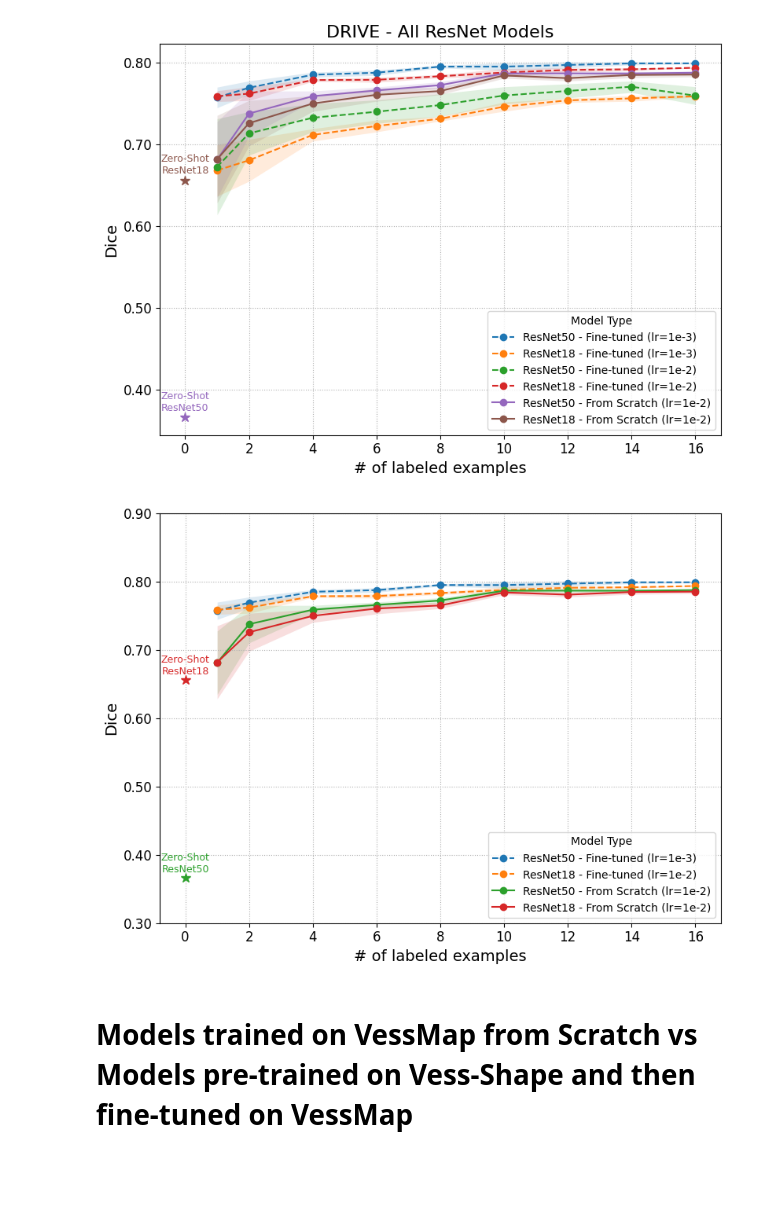
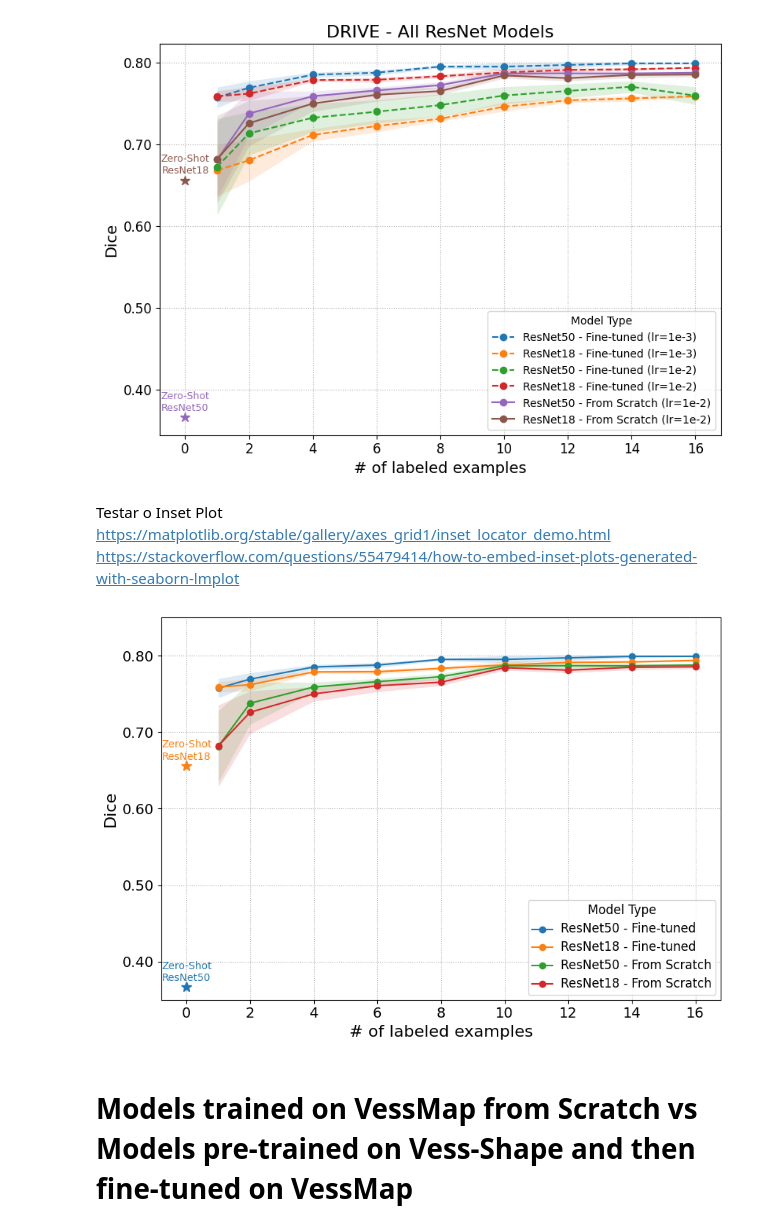
Before and after one commit to galvaowesley/vess-shape-experiments, a Jupyter notebook: 04_evaluation/models_evalation.ipynb, the cells around one changed output. Saved outputs shown, nothing was run; the diff lists cells and outputs as text; code cells hidden in the pictures; blank space fills up the shorter version.

```diff
--- a/04_evaluation/models_evalation.ipynb
+++ b/04_evaluation/models_evalation.ipynb
@@ -204,12 +205,12 @@ drive_rnet18_zeroshot = drive_zeroshot.loc[drive_zeroshot['model_class']=='resne
 drive_rnet50_zeroshot = drive_zeroshot.loc[drive_zeroshot['model_class']=='resnet50_unet'].copy()
 
 
-drive_rnet50_ft_lr_1e3['model_type'] = 'ResNet50 - Fine-tuned (lr=1e-3)'
-drive_rnet18_ft_lr_1e3['model_type'] = 'ResNet18 - Fine-tuned (lr=1e-3)'
-drive_rnet50_ft_lr_1e2['model_type'] = 'ResNet50 - Fine-tuned (lr=1e-2)'
-drive_rnet18_ft_lr_1e2['model_type'] = 'ResNet18 - Fine-tuned (lr=1e-2)'
-drive_rnet50_scratch['model_type'] = 'ResNet50 - From Scratch (lr=1e-2)'
-drive_rnet18_scratch['model_type'] = 'ResNet18 - From Scratch (lr=1e-2)'
+drive_rnet50_ft_lr_1e3['model_type'] = 'ResNet50 - Fine-tuned'
+drive_rnet18_ft_lr_1e3['model_type'] = 'ResNet18 - Fine-tuned'
+drive_rnet50_ft_lr_1e2['model_type'] = 'ResNet50 - Fine-tuned'
+drive_rnet18_ft_lr_1e2['model_type'] = 'ResNet18 - Fine-tuned'
+drive_rnet50_scratch['model_type'] = 'ResNet50 - From Scratch'
+drive_rnet18_scratch['model_type'] = 'ResNet18 - From Scratch'
 drive_rnet50_zeroshot['model_type'] = 'Zero-Shot ResNet50'
 drive_rnet18_zeroshot['model_type'] = 'Zero-Shot ResNet18'
 
@@ -258,40 +261,45 @@ plot_mean_dice_score(
 )
 # %% [output]
 [figure]
+# %% [markdown]
+Testar o Inset Plot
+https://matplotlib.org/stable/gallery/axes_grid1/inset_locator_demo.html
+https://stackoverflow.com/questions/55479414/how-to-embed-inset-plots-generated-with-seaborn-lmplot
 # %%
 custom_styles = {
     'ResNet50 - Fine-tuned (lr=1e-3)': '--',
     'ResNet18 - Fine-tuned (lr=1e-2)': '--',
     'ResNet50 - From Scratch': '-',
     'ResNet18 - From Scratch': '-'
 }
 plot_mean_dice_score(
     best_results_drive,
     dataset_name='Drive',
     hue='model_type',
     x_data='num_samples',
     y_data='Dice',
     line_styles=custom_styles,
     annotate_zero_shot=True,
     title='',
     legend_title='Model Type',
     save_path='drive_resnet_results.svg',
     font_sizes={
         'title': 16,
-        'xlabel': 14,
-        'ylabel': 14,
-        'xaxis': 12,
-        'yaxis': 12,
-        'legend': 10,
-        'zero_shot_annotation': 9,
-        'zero_shot_marker': 9
+        'xlabel': 16,
+        'ylabel': 16,
+        'xaxis': 14,
+        'yaxis': 14,
+        'legend': 12,
+        'zero_shot_annotation': 10,
+        'zero_shot_marker': 10
     },
-    figsize=(8, 6),
-    y_limits=(0.30, 0.90),  # opcional
-    legend_loc='lower right'
+    figsize=(8.5, 6),
+    y_limits=(0.35, 0.85),  # opcional
+    legend_loc='lower right',
+    share_zero_shot_color_with='finetuned'
 )
 # %% [output]
-[figure, old version]
+[figure, new version]
 # %% [markdown]
 # Models trained on VessMap from Scratch vs Models pre-trained on Vess-Shape and then fine-tuned on VessMap
 # %%
```
Also changed, not shown: parts of 3 cells of this notebook, 1 other file.
